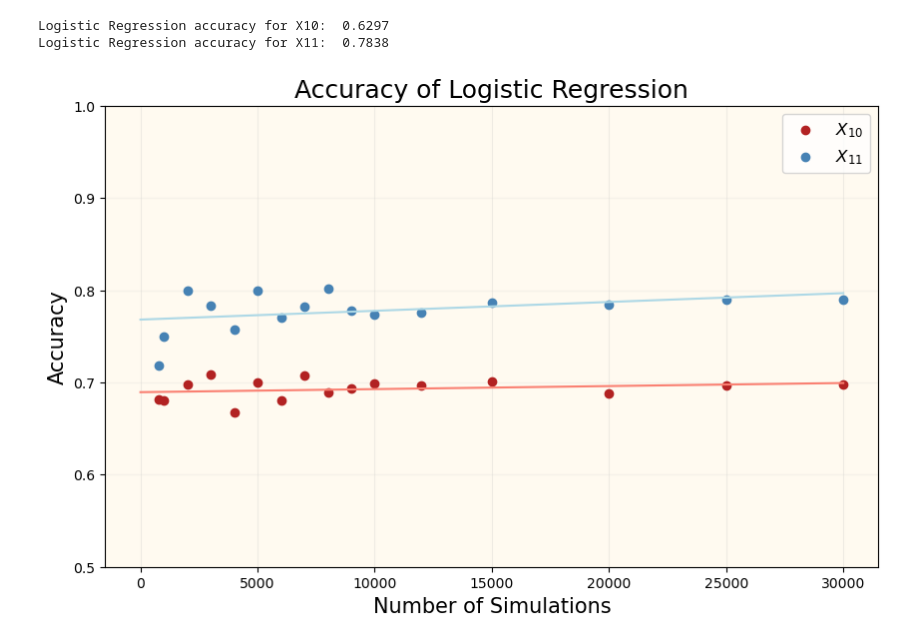
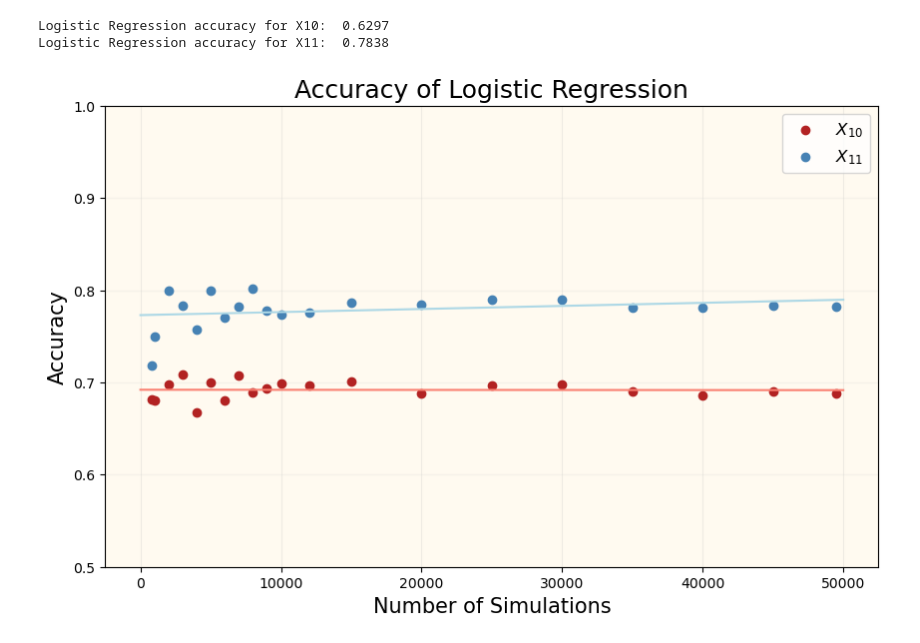
Before and after one commit to AblaZe42/MODCOM_PROJECT, a Jupyter notebook: part_i_ellen.ipynb, the cells around one changed output. Saved outputs shown, nothing was run; the diff lists cells and outputs as text; code cells hidden in the pictures.

```diff
--- a/part_i_ellen.ipynb
+++ b/part_i_ellen.ipynb
@@ -391,35 +391,35 @@ def log_reg (df, interval : list):
     return y_10_scores , y_11_scores
 # %%
 df_sim_data_50K = pd.read_csv('dataset/50K_forward_simulation.csv')
-int = [800, 1000, 2000, 3000, 4000, 5000, 6000, 7000, 8000, 9000, 10000, 12000, 15000,20000, 25000, 30000]
+int = [800, 1000, 2000, 3000, 4000, 5000, 6000, 7000, 8000, 9000, 10000, 12000, 15000,20000, 25000, 30000,35000, 40000,45000, 49500]
 y_10_acc, y_11_acc = log_reg(df_sim_data_50K, int)
 
 fig, ax = plt.subplots(figsize=(10,6))
 
 plt.scatter(int, y_10_acc, label='$X_{10}$', color='firebrick')
 plt.scatter(int, y_11_acc, label='$X_{11}$', color='steelblue')
 
 plt.xlabel('Number of Simulations', fontsize=15)
 plt.ylabel('Accuracy', fontsize=15)
 plt.ylim(0.5 , 1)
 plt.title('Accuracy of Logistic Regression', fontsize=18)
 plt.grid(alpha=0.2)
 ax.set_facecolor('floralwhite')
 ax.set_axisbelow(True)
 plt.grid(axis='y', linestyle='-', linewidth=1,color='lightgray')
 plt.legend(fontsize=12)
 
 
 b1, a1 = np.polyfit(int, y_10_acc, deg=1)
 b2, a2 = np.polyfit(int, y_11_acc, deg=1)
 
 # Create sequence of 100 numbers from 0 to 100
-xseq = np.linspace(0, 30000, num=100)
+xseq = np.linspace(0, 50000, num=1000)
 
 # Plot regression line
 ax.plot(xseq, a1 + b1 * xseq, color="salmon", lw=1.5)
 ax.plot(xseq, a2 + b2 * xseq, color="lightblue", lw=1.5)
 
 plt.show()
 # %% [output]
-[figure, old version]
+[figure, new version]
```
Also changed, not shown: parts of 1 cell of this notebook.
